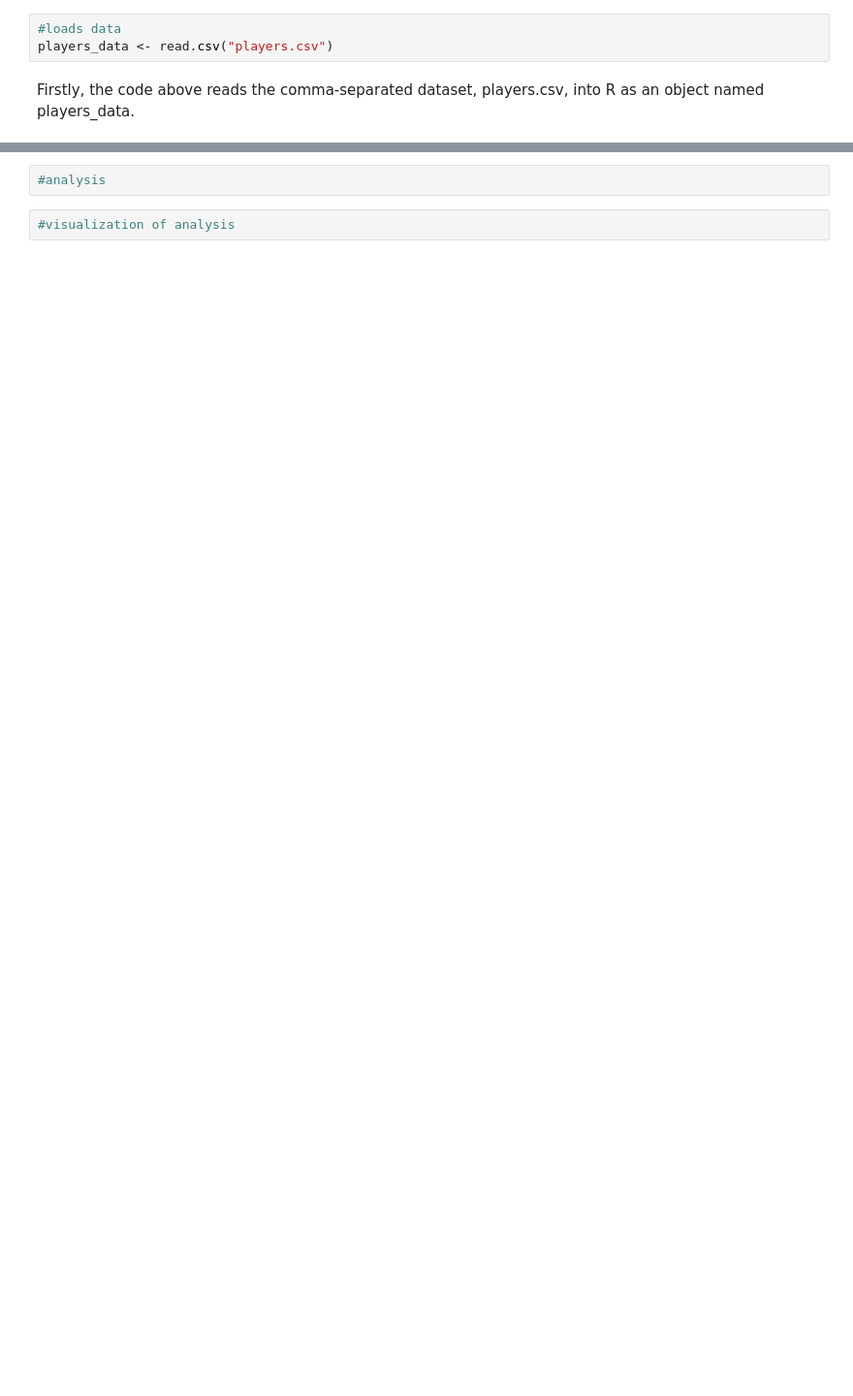
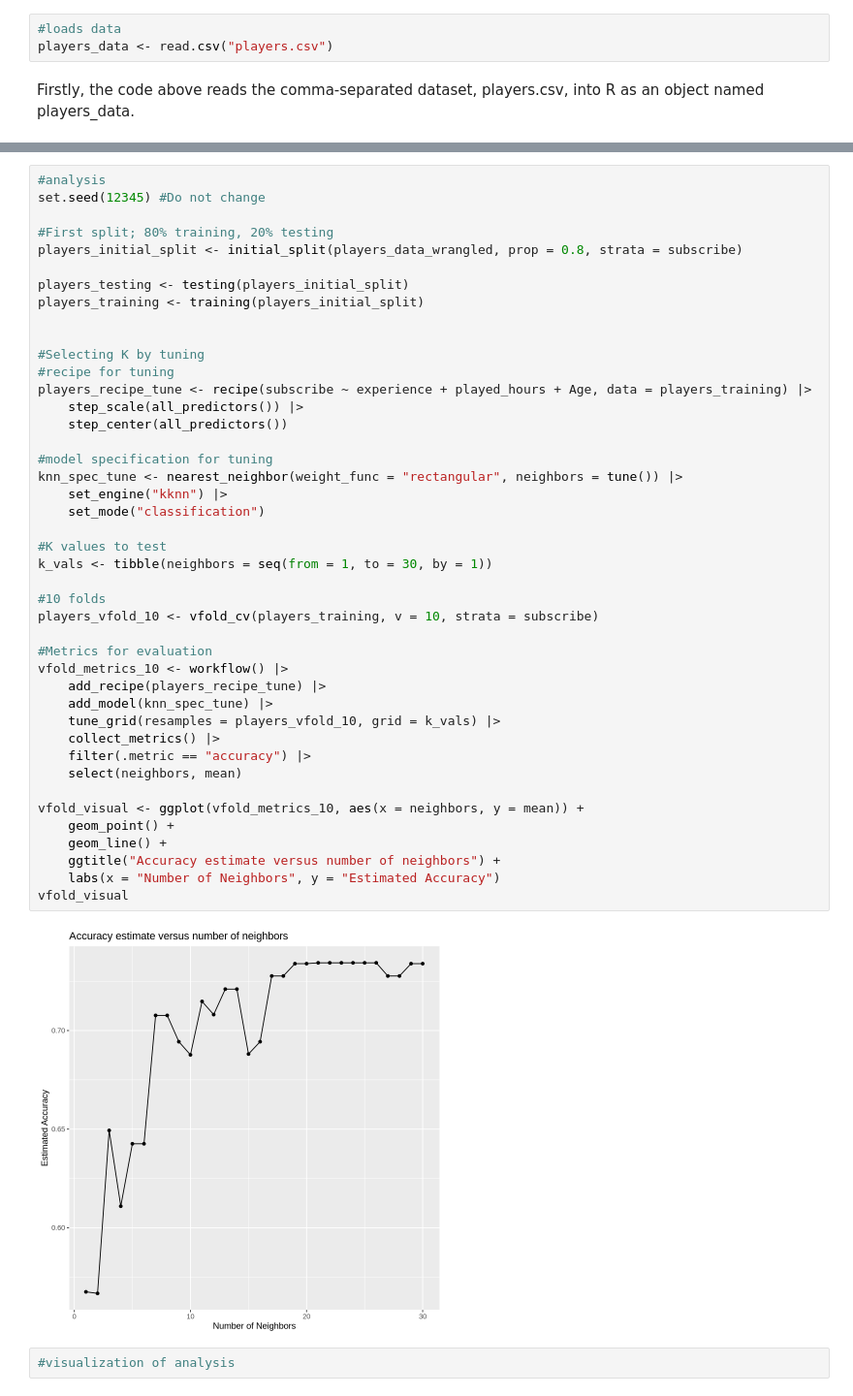
Before and after one commit to raywu255/DSCI-Project-Final-Report, a Jupyter notebook: Final Project.ipynb, the cells around one changed output, grey strips where cells are left out. Shown at 97% size. Saved outputs shown, nothing was run; the diff lists cells and outputs as text; blank space fills up the shorter version.

```diff
--- a/Final Project.ipynb
+++ b/Final Project.ipynb
@@ -184,4 +167,47 @@ exp_gender_plot
 # %%
 #analysis
+set.seed(12345) #Do not change
+
+#First split; 80% training, 20% testing
+players_initial_split <- initial_split(players_data_wrangled, prop = 0.8, strata = subscribe)
+
+players_testing <- testing(players_initial_split)
+players_training <- training(players_initial_split)
+
+
+#Selecting K by tuning
+#recipe for tuning
+players_recipe_tune <- recipe(subscribe ~ experience + played_hours + Age, data = players_training) |>
+    step_scale(all_predictors()) |>
+    step_center(all_predictors())
+
+#model specification for tuning
+knn_spec_tune <- nearest_neighbor(weight_func = "rectangular", neighbors = tune()) |>
+    set_engine("kknn") |>
+    set_mode("classification")
+
+#K values to test
+k_vals <- tibble(neighbors = seq(from = 1, to = 30, by = 1))
+
+#10 folds
+players_vfold_10 <- vfold_cv(players_training, v = 10, strata = subscribe)
+
+#Metrics for evaluation
+vfold_metrics_10 <- workflow() |>
+    add_recipe(players_recipe_tune) |>
+    add_model(knn_spec_tune) |>
+    tune_grid(resamples = players_vfold_10, grid = k_vals) |>
+    collect_metrics() |>
+    filter(.metric == "accuracy") |>
+    select(neighbors, mean)
+
+vfold_visual <- ggplot(vfold_metrics_10, aes(x = neighbors, y = mean)) +
+    geom_point() +
+    geom_line() +
+    ggtitle("Accuracy estimate versus number of neighbors") +
+    labs(x = "Number of Neighbors", y = "Estimated Accuracy")
+vfold_visual
+# %% [output]
+[figure, added]
 # %%
 #visualization of analysis
```
Also changed, not shown: parts of 6 cells of this notebook.
